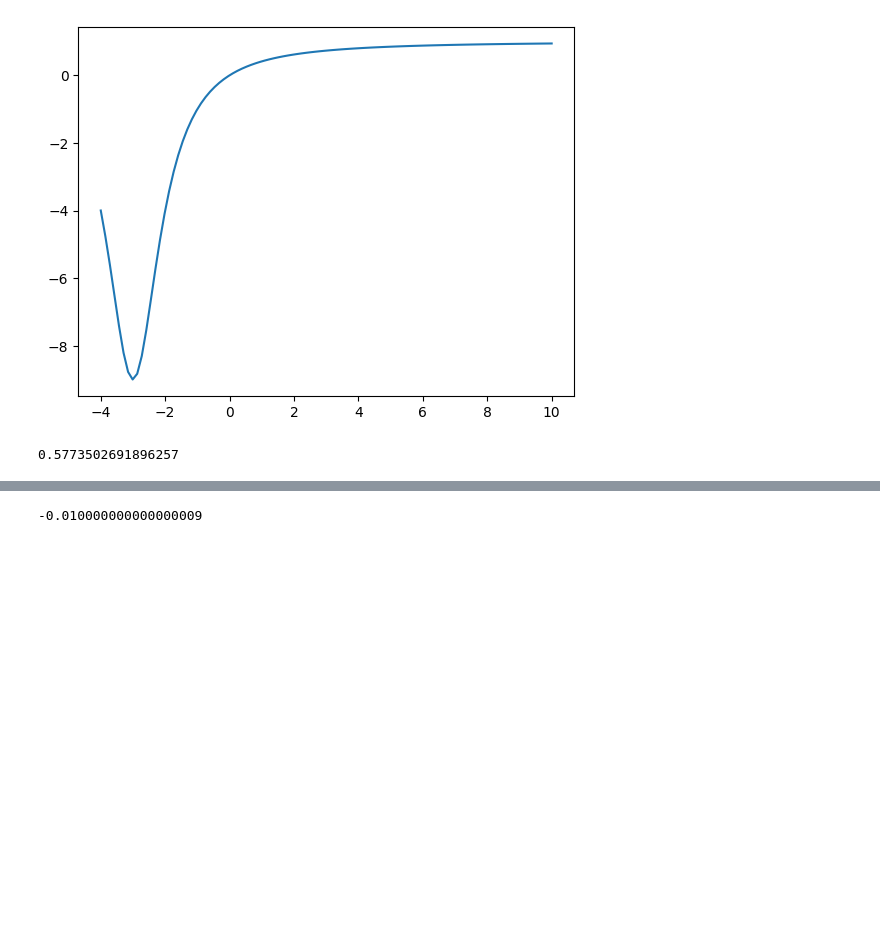
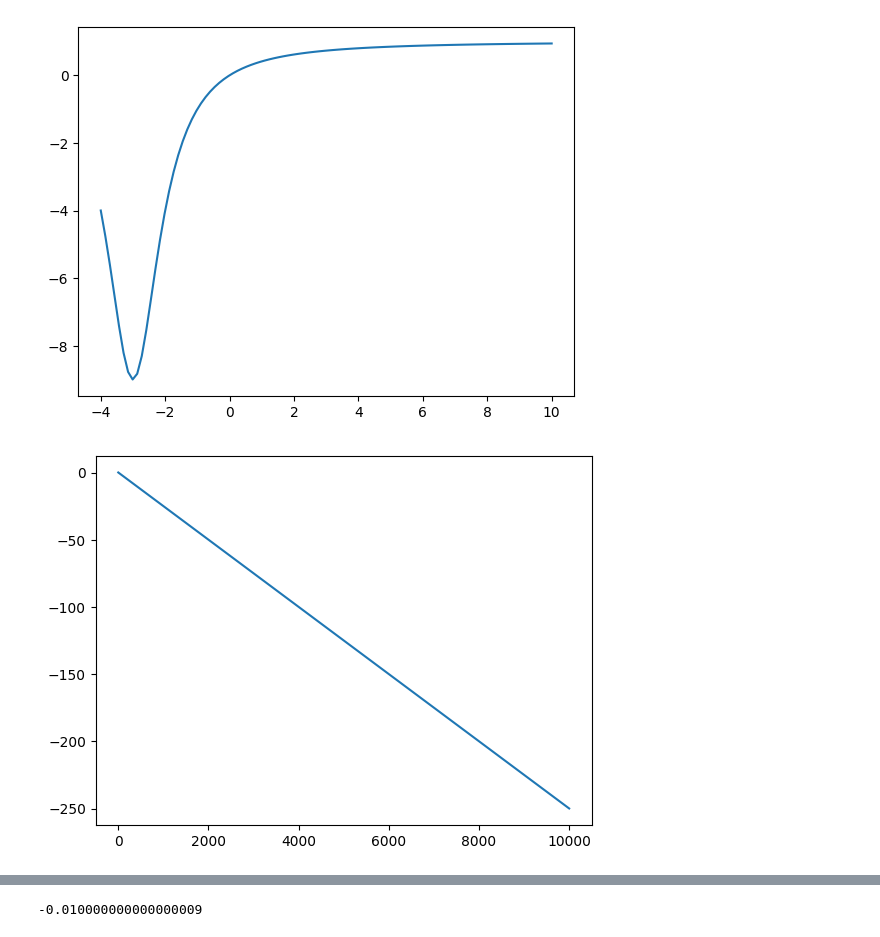
Before and after one commit to Satyamjha2/Optomechanics, a Jupyter notebook: levitating_mirror.ipynb, the cells around one changed output, grey strips where cells are left out. Cells and saved outputs as stored; diff of their text form; code cells hidden in the pictures; blank space fills up the shorter version.

```diff
--- a/levitating_mirror.ipynb
+++ b/levitating_mirror.ipynb
@@ -182,6 +183,11 @@ plt.show()
 # %% [output]
 [figure]
 # %%
-3**(-0.5)
+eta=20
+phi_0=1e-3
+t_list=10000*np.linspace(0,1,1000)
+phi=((1-np.exp(-2*eta*t_list)/(2*eta)-t_list)/(2*eta))+phi_0
+plt.plot(t_list,phi)
+plt.show()
 # %% [output]
-0.5773502691896257
+[figure, added]
```
Also changed, not shown: parts of 9 cells of this notebook.
